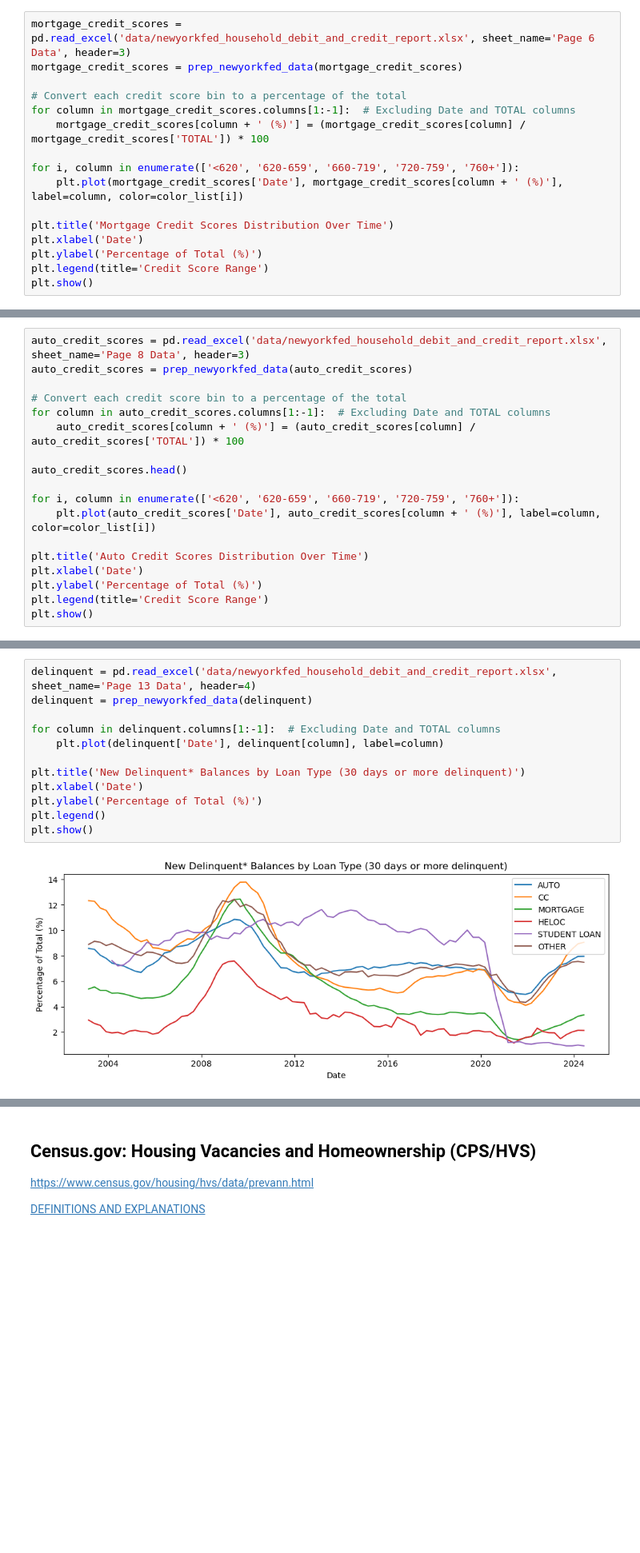
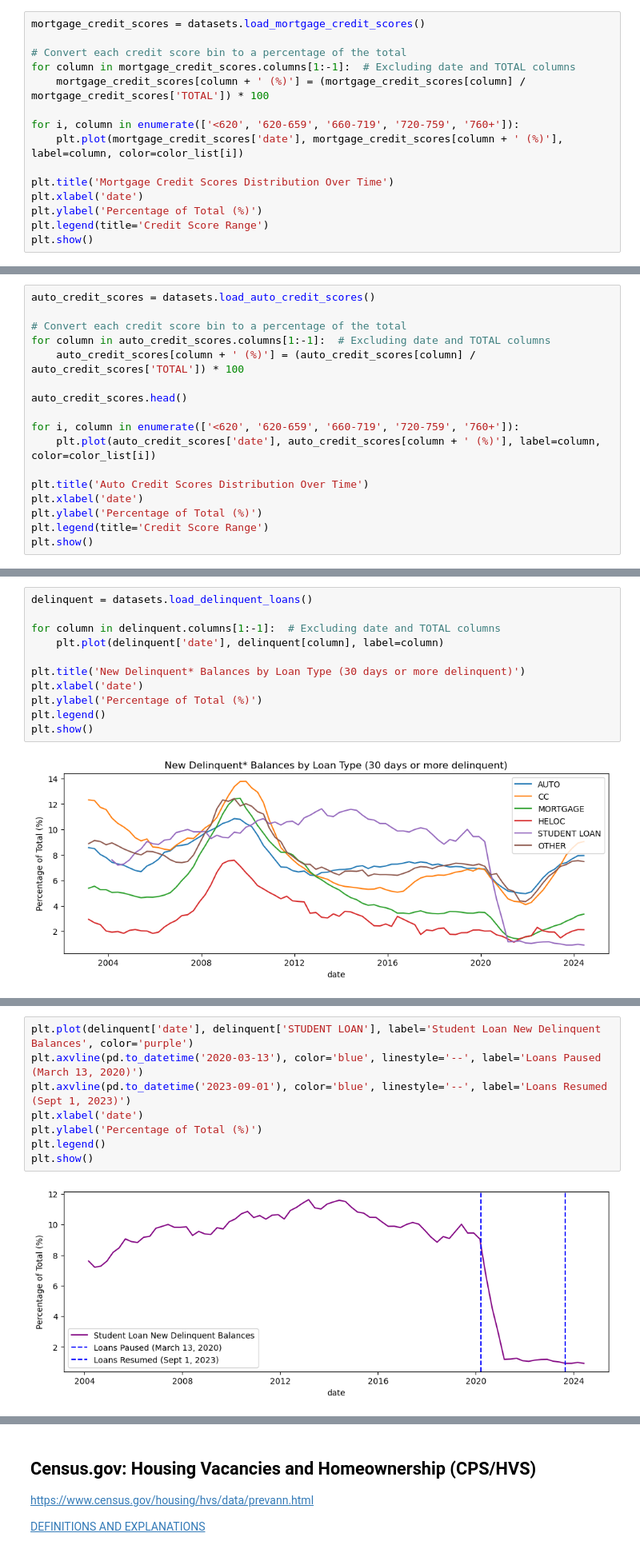
Before and after one commit to Jordanbarker/housing-analysis, a Jupyter notebook: housing_analysis.ipynb, the cells around one changed output, grey strips where cells are left out. Shown at 80% size. Cells and saved outputs as stored; diff of their text form; blank space fills up the shorter version.

```diff
--- a/housing_analysis.ipynb
+++ b/housing_analysis.ipynb
@@ -112,38 +76,36 @@ plt.show()
 # %% [output]
 [figure]
 # %%
-mortgage_credit_scores = pd.read_excel('data/newyorkfed_household_debit_and_credit_report.xlsx', sheet_name='Page 6 Data', header=3)
-mortgage_credit_scores = prep_newyorkfed_data(mortgage_credit_scores)
+mortgage_credit_scores = datasets.load_mortgage_credit_scores()
 
 # Convert each credit score bin to a percentage of the total
-for column in mortgage_credit_scores.columns[1:-1]:  # Excluding Date and TOTAL columns
+for column in mortgage_credit_scores.columns[1:-1]:  # Excluding date and TOTAL columns
     mortgage_credit_scores[column + ' (%)'] = (mortgage_credit_scores[column] / mortgage_credit_scores['TOTAL']) * 100
 
 for i, column in enumerate(['<620', '620-659', '660-719', '720-759', '760+']):
-    plt.plot(mortgage_credit_scores['Date'], mortgage_credit_scores[column + ' (%)'], label=column, color=color_list[i])
+    plt.plot(mortgage_credit_scores['date'], mortgage_credit_scores[column + ' (%)'], label=column, color=color_list[i])
 
 plt.title('Mortgage Credit Scores Distribution Over Time')
-plt.xlabel('Date')
+plt.xlabel('date')
 plt.ylabel('Percentage of Total (%)')
 plt.legend(title='Credit Score Range')
 plt.show()
 # %% [output]
 [figure]
 # %%
-auto_credit_scores = pd.read_excel('data/newyorkfed_household_debit_and_credit_report.xlsx', sheet_name='Page 8 Data', header=3)
-auto_credit_scores = prep_newyorkfed_data(auto_credit_scores)
+auto_credit_scores = datasets.load_auto_credit_scores()
 
 # Convert each credit score bin to a percentage of the total
-for column in auto_credit_scores.columns[1:-1]:  # Excluding Date and TOTAL columns
+for column in auto_credit_scores.columns[1:-1]:  # Excluding date and TOTAL columns
     auto_credit_scores[column + ' (%)'] = (auto_credit_scores[column] / auto_credit_scores['TOTAL']) * 100
 
 auto_credit_scores.head()
 
 for i, column in enumerate(['<620', '620-659', '660-719', '720-759', '760+']):
-    plt.plot(auto_credit_scores['Date'], auto_credit_scores[column + ' (%)'], label=column, color=color_list[i])
+    plt.plot(auto_credit_scores['date'], auto_credit_scores[column + ' (%)'], label=column, color=color_list[i])
 
 plt.title('Auto Credit Scores Distribution Over Time')
-plt.xlabel('Date')
+plt.xlabel('date')
 plt.ylabel('Percentage of Total (%)')
 plt.legend(title='Credit Score Range')
 plt.show()
@@ -157,14 +119,13 @@ They are also using telco data. It's not clear what telco data is used, but I fo
 - [Equifax Risk Score 3](https://assets.equifax.com/assets/canada/english/equifax_risk_score_3.0_product_sheet_en.pdf)
 - [Behavior Revealed in Mobile Phone Usage Predicts Credit Repayment](https://arxiv.org/pdf/1712.05840)
 # %%
-delinquent = pd.read_excel('data/newyorkfed_household_debit_and_credit_report.xlsx', sheet_name='Page 13 Data', header=4)
-delinquent = prep_newyorkfed_data(delinquent)
+delinquent = datasets.load_delinquent_loans()
 
-for column in delinquent.columns[1:-1]:  # Excluding Date and TOTAL columns
-    plt.plot(delinquent['Date'], delinquent[column], label=column)
+for column in delinquent.columns[1:-1]:  # Excluding date and TOTAL columns
+    plt.plot(delinquent['date'], delinquent[column], label=column)
 
 plt.title('New Delinquent* Balances by Loan Type (30 days or more delinquent)')
-plt.xlabel('Date')
+plt.xlabel('date')
 plt.ylabel('Percentage of Total (%)')
 plt.legend()
 plt.show()
@@ -172,0 +136,10 @@ plt.show()
+# %%
+plt.plot(delinquent['date'], delinquent['STUDENT LOAN'], label='Student Loan New Delinquent Balances', color='purple')
+plt.axvline(pd.to_datetime('2020-03-13'), color='blue', linestyle='--', label='Loans Paused (March 13, 2020)')
+plt.axvline(pd.to_datetime('2023-09-01'), color='blue', linestyle='--', label='Loans Resumed (Sept 1, 2023)')
+plt.xlabel('date')
+plt.ylabel('Percentage of Total (%)')
+plt.legend()
+plt.show()
+# %% [output]
+[figure, added]
```
Also changed, not shown: parts of 40 cells of this notebook.
